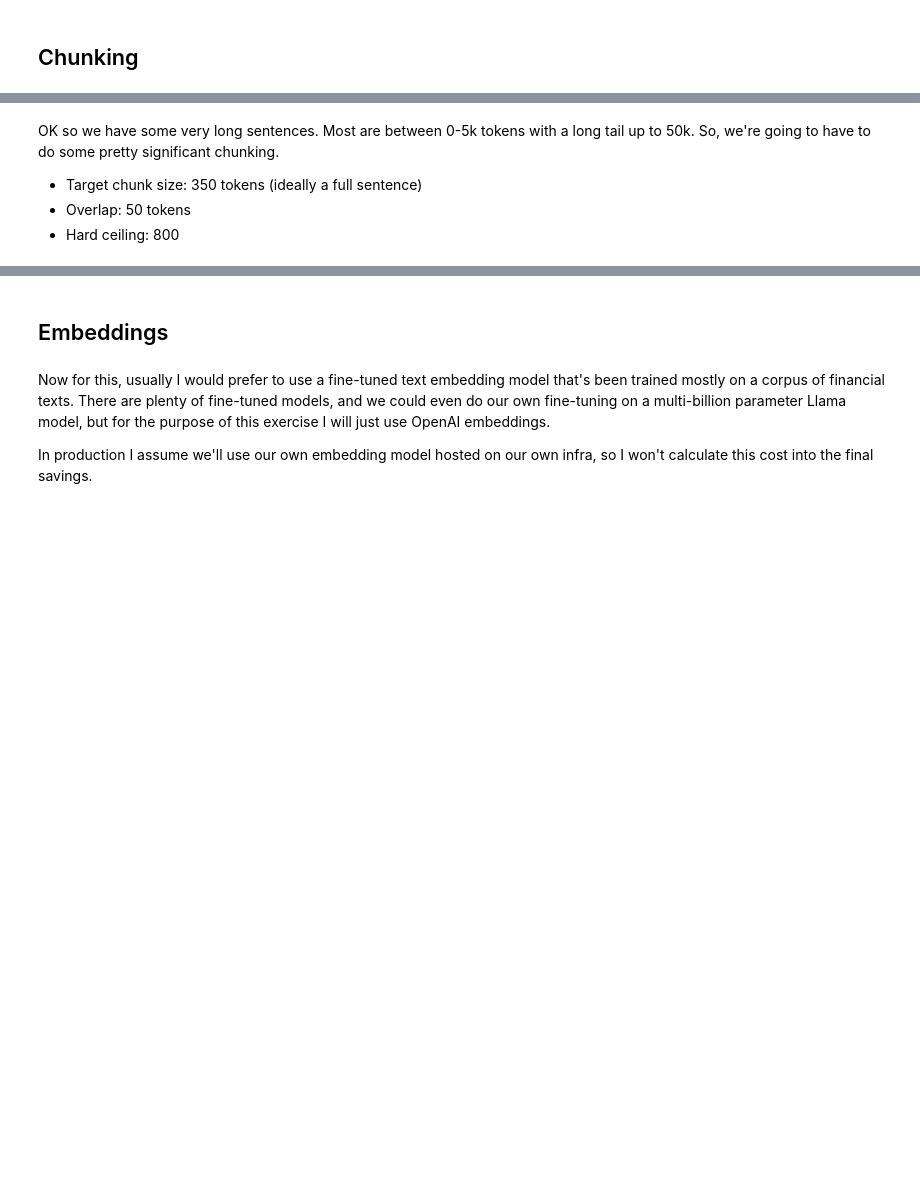
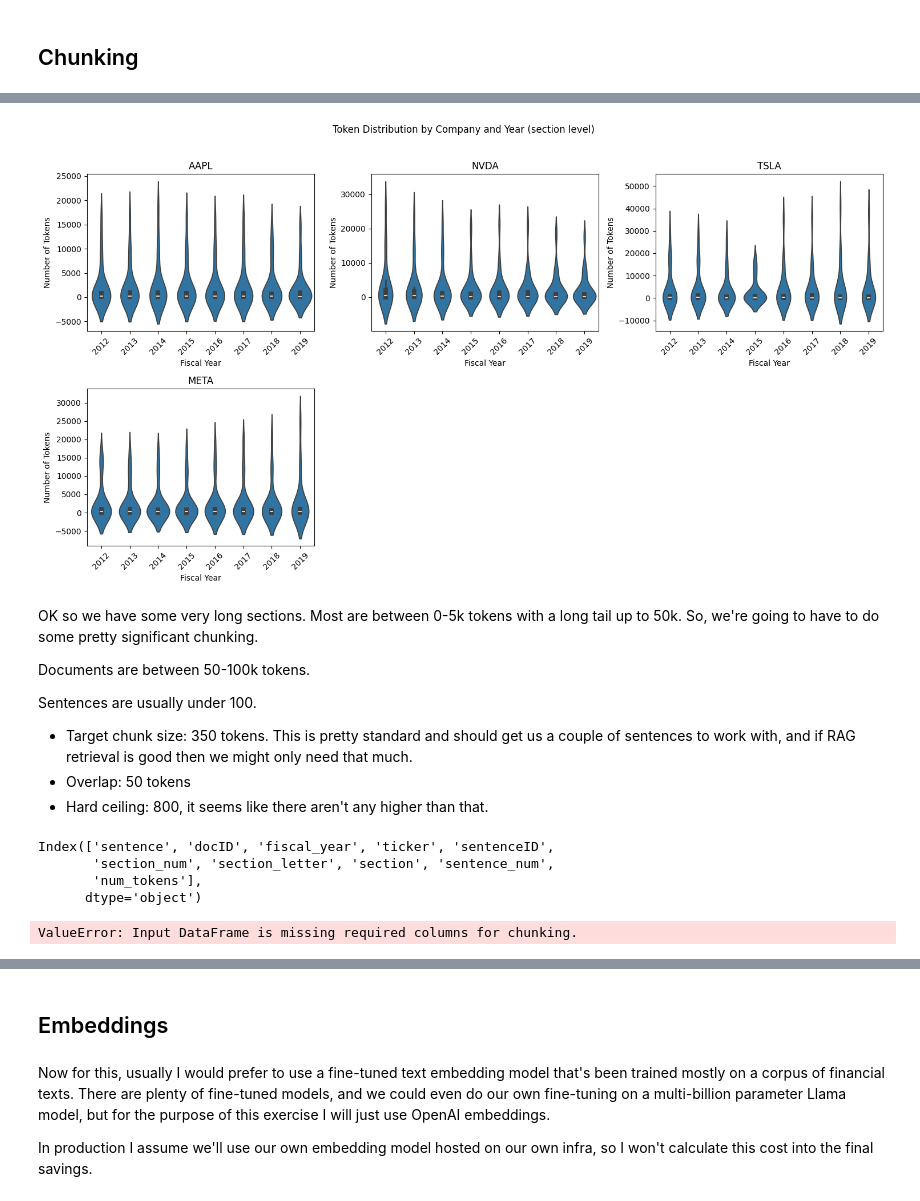
Before and after one commit to jon-robbins/sec-rag-pipeline, a Jupyter notebook: notebooks/EDA.ipynb, the cells around one changed output, grey strips where cells are left out. Drawn from its saved outputs; the diff is of its cells as text; code cells hidden in the pictures; blank space fills up the shorter version.

```diff
--- a/notebooks/EDA.ipynb
+++ b/notebooks/EDA.ipynb
@@ -472,15 +209,40 @@ df_filings.head(20)
+# %%
+# Group by docID and section_num, sort by sentence_num, and concatenate sentences
+df_docs = (df.sort_values(['docID', 'section_num', 'section_letter', 'sentence_num'])
+          .groupby(['docID', 'ticker', 'fiscal_year', 'section_num', 'section_letter'])
+          .agg({'sentence': ' '.join})
+          .reset_index()
+          .rename(columns={'sentence': 'full_text'}))
+
+# Count tokens in full text
+df_docs['num_tokens'] = df_docs['full_text'].apply(count_tokens)
+
+plot_token_distribution(df_docs, title='Token Distribution by Company and Year (section level)')
+# %% [output]
+[figure, added]
 # %% [markdown]
-OK so we have some very long sentences. Most are between 0-5k tokens with a long tail up to 50k. So, we're going to have to do some pretty significant chunking.
+OK so we have some very long sections. Most are between 0-5k tokens with a long tail up to 50k. So, we're going to have to do some pretty significant chunking.
 
-- Target chunk size: 350 tokens (ideally a full sentence)
+Documents are between 50-100k tokens.
+
+Sentences are usually under 100.
+
+- Target chunk size: 350 tokens. This is pretty standard and should get us a couple of sentences to work with, and if RAG retrieval is good then we might only need that much.
 - Overlap: 50 tokens
-- Hard ceiling: 800
+- Hard ceiling: 800, it seems like there aren't any higher than that.
+# %%
+df.columns
+# %% [output]
+Index(['sentence', 'docID', 'fiscal_year', 'ticker', 'sentenceID',
+       'section_num', 'section_letter', 'section', 'sentence_num',
+       'num_tokens'],
+      dtype='object')
 # %%
-from src.chunkers import SmartChunker
-from src.filing_exploder import FilingExploder
-
-exploder = FilingExploder()
-df_filings_exploded = exploder.explode(df=df_filings)
+from rag.chunkers import SmartChunker
 
 chunker = SmartChunker(target_tokens=350, hard_ceiling=800, overlap_tokens=50)
-chunks = chunker.run(df_filings_exploded)
+
+chunks = chunker.run(df)
+chunks
+# %% [output]
+ValueError: Input DataFrame is missing required columns for chunking.
```
Also changed, not shown: parts of 32 cells of this notebook, 43 other files.
